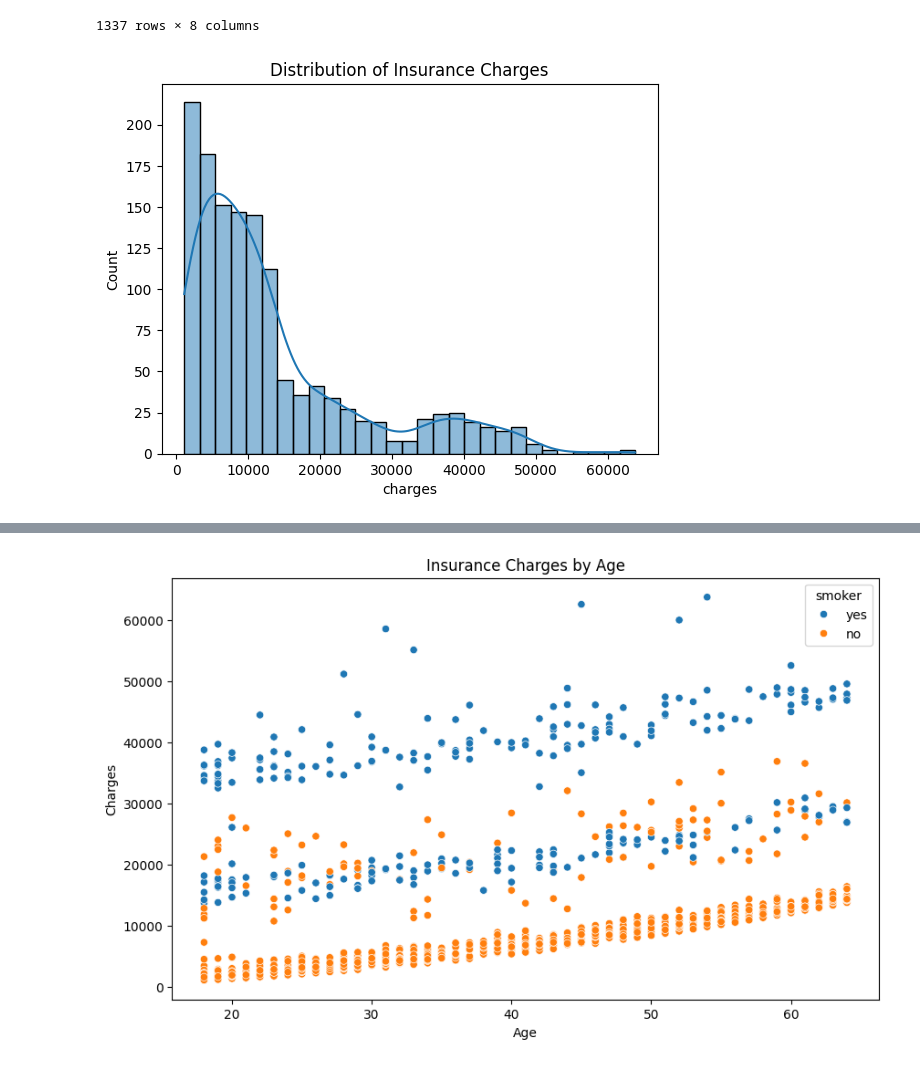
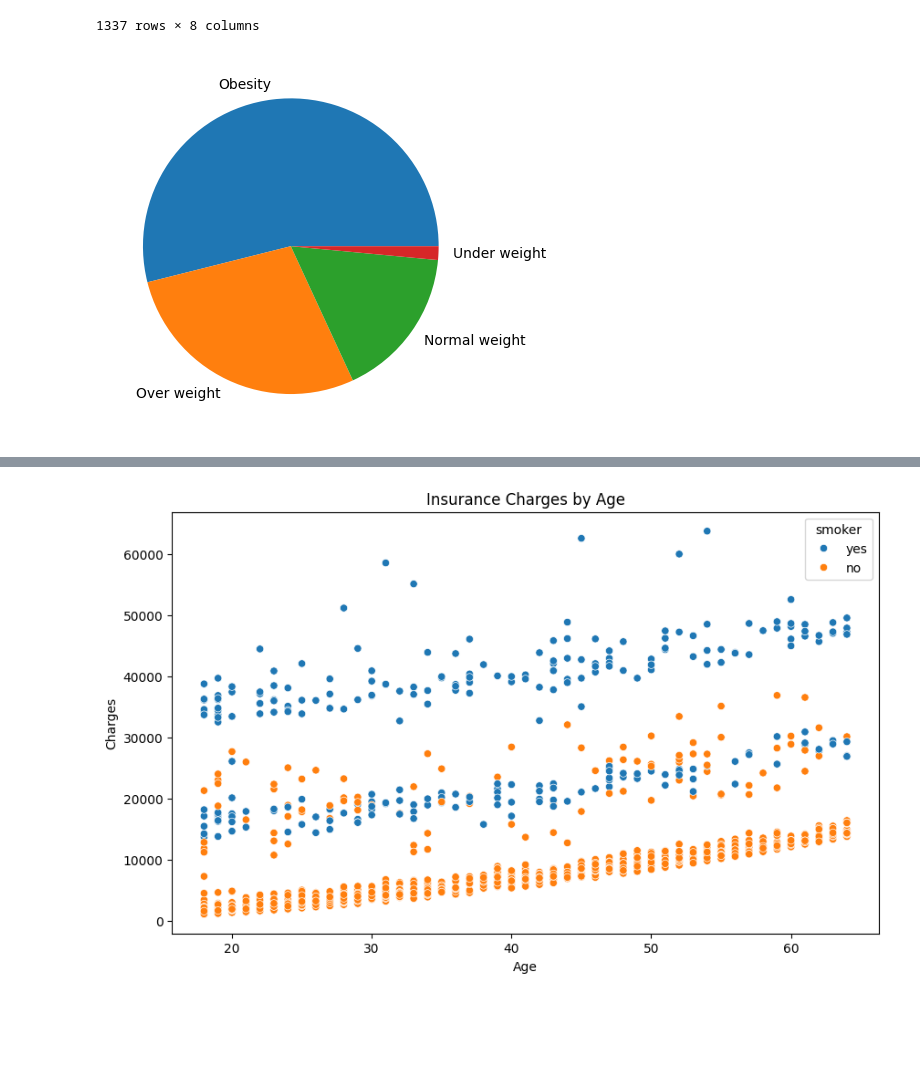
Before and after one commit to payal-kanani/healthcare-insurance-analysis, a Jupyter notebook: jupyter_notebooks/initial_visualisation.ipynb, the cells around one changed output, grey strips where cells are left out. Drawn from its saved outputs; the diff is of its cells as text; code cells hidden in the pictures; blank space fills up the shorter version.

```diff
--- a/jupyter_notebooks/initial_visualisation.ipynb
+++ b/jupyter_notebooks/initial_visualisation.ipynb
@@ -24,13 +24,13 @@ df
 | 1335 | 21 | female | 25.800 | 0 | no | southwest | 2007.94500 | Over weight |
 | 1336 | 61 | female | 29.070 | 0 | yes | northwest | 29141.36030 | Over weight |
 1337 rows × 8 columns
-# %%
-# checking the disribution of the 'charges' column
-sns.histplot(df['charges'], kde=True)
-plt.title('Distribution of Insurance Charges')
-plt.show()
-# %% [output]
-[figure]
+# %%
+# Pie hart of bmi_categories column
+bmi_category_counts= df['bmi_category'].value_counts()
+plt.pie(x=bmi_category_counts, labels=bmi_category_counts.index)
+plt.show()
+# %% [output]
+[figure, added]
 # %%
 # Calculate average charges by BMI category
 bmi_charges = df.groupby('bmi_category')['charges'].mean().reset_index()
```
Also changed, not shown: parts of 4 cells of this notebook.
